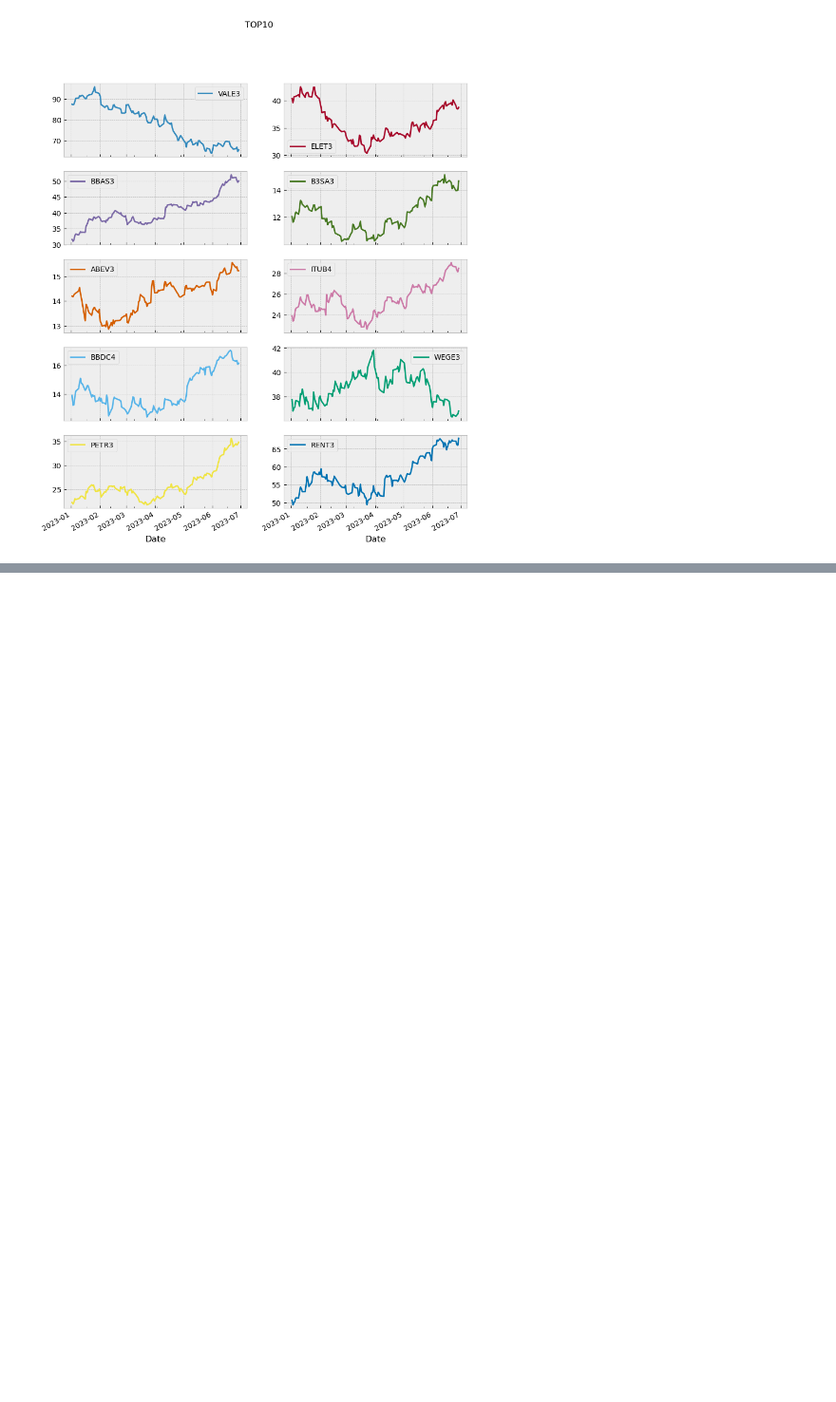
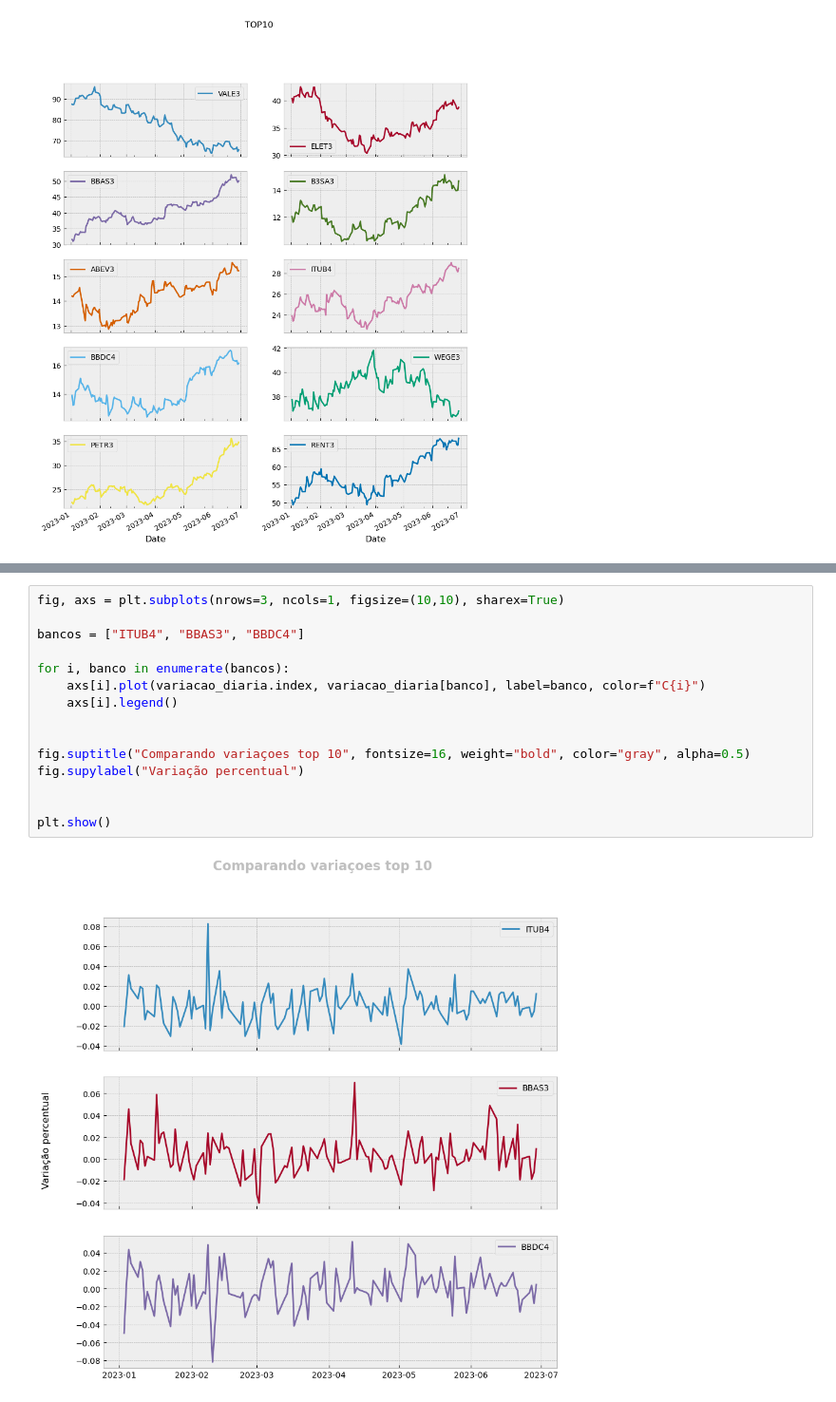
Before and after one commit to PauloViniciusR/Analise_dados, a Jupyter notebook: Matplotlib/Pandas_Matplot/24_pandas.ipynb, the cells around one changed output, grey strips where cells are left out. Shown at 95% size. Drawn from its saved outputs; the diff is of its cells as text; blank space fills up the shorter version.

```diff
--- a/Matplotlib/Pandas_Matplot/24_pandas.ipynb
+++ b/Matplotlib/Pandas_Matplot/24_pandas.ipynb
@@ -151,0 +205,17 @@ df_top_10.plot(figsize=(10, 12), title="TOP10", subplots=True, layout=(5, 2));
+# %%
+fig, axs = plt.subplots(nrows=3, ncols=1, figsize=(10,10), sharex=True)
+
+bancos = ["ITUB4", "BBAS3", "BBDC4"]
+
+for i, banco in enumerate(bancos):
+    axs[i].plot(variacao_diaria.index, variacao_diaria[banco], label=banco, color=f"C{i}")
+    axs[i].legend()
+
+
+fig.suptitle("Comparando variaçoes top 10", fontsize=16, weight="bold", color="gray", alpha=0.5)
+fig.supylabel("Variação percentual")
+
+
+plt.show()
+# %% [output]
+[figure, added]
```
Also changed, not shown: parts of 4 cells of this notebook.
